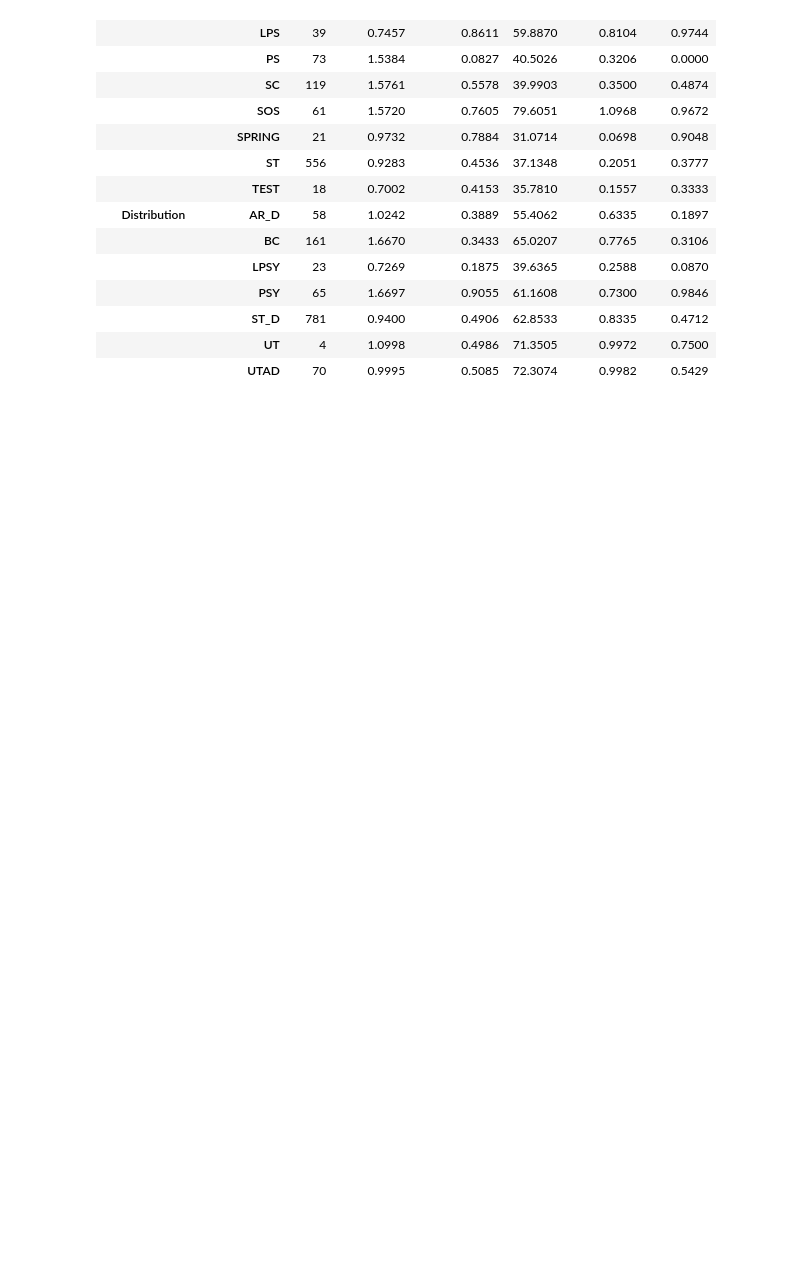
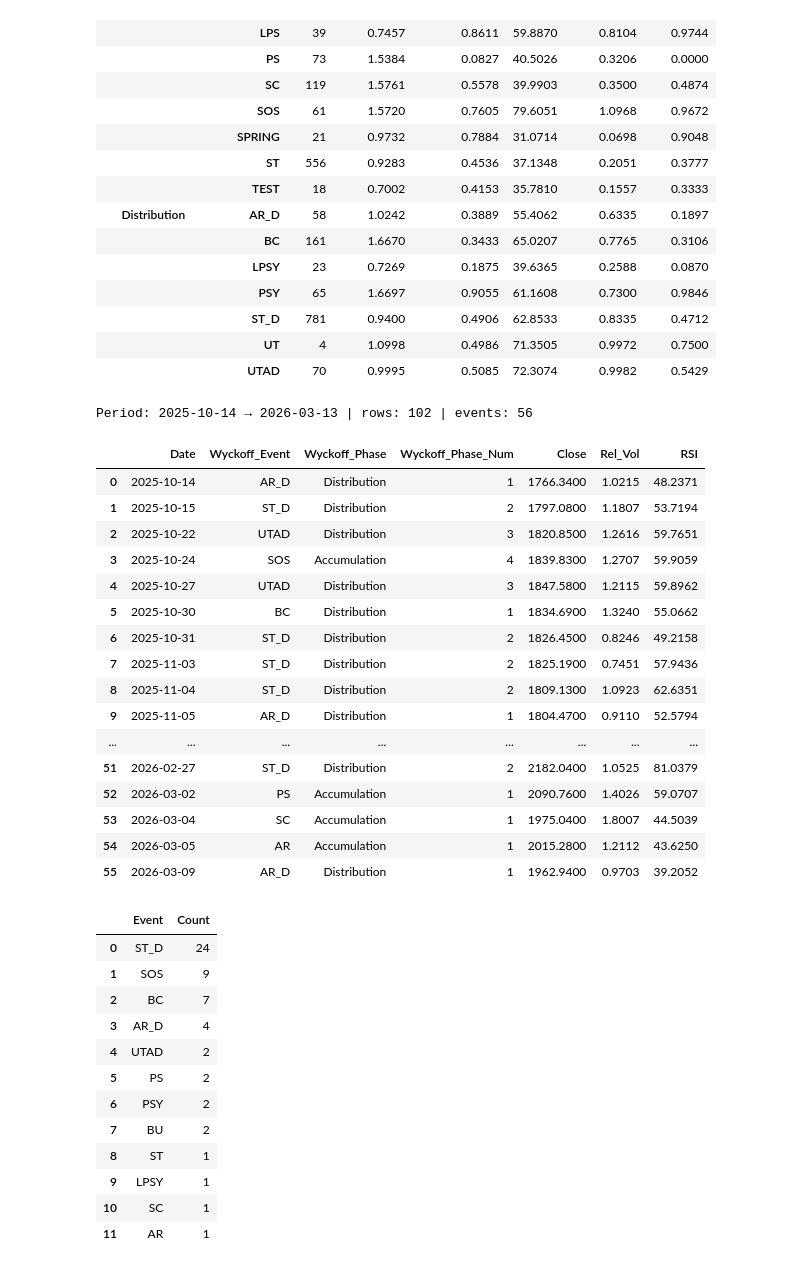
Before and after one commit to hilmanyusoh/stock_pattern, a Jupyter notebook: model/wyckoff_dl.ipynb, the cells around one changed output. Saved outputs shown, nothing was run; the diff lists cells and outputs as text; code cells hidden in the pictures; blank space fills up the shorter version.

```diff
--- a/model/wyckoff_dl.ipynb
+++ b/model/wyckoff_dl.ipynb
@@ -978,3 +908,55 @@ display(ev_stats)
 |  | ST_D | 781 | 0.9400 | 0.4906 | 62.8533 | 0.8335 | 0.4712 |
 |  | UT | 4 | 1.0998 | 0.4986 | 71.3505 | 0.9972 | 0.7500 |
 |  | UTAD | 70 | 0.9995 | 0.5085 | 72.3074 | 0.9982 | 0.5429 |
+# %%
+# เลือกช่วงเวลา (สามารถเปลี่ยนได้: '1y', '1m', '10d')
+period_days = {'5m': 150,}
+selected_period = '5m'  # เปลี่ยนเป็น '1m' หรือ '10d' ได้
+days = period_days[selected_period]
+
+# ช่วงเวลา (จากวันที่ล่าสุดใน df)
+end_date = df['Date'].max()
+start_date = end_date - pd.Timedelta(days=days)
+df_period = df[(df['Date'] >= start_date) & (df['Date'] <= end_date)].copy()
+
+# เลือกเฉพาะ row ที่มี Wyckoff_Event
+df_ev_period = df_period[df_period['Wyckoff_Event'] != ''].copy()
+
+print(f'Period: {start_date.date()} → {end_date.date()} | rows: {len(df_period)} | events: {len(df_ev_period)}')
+display(df_ev_period[['Date','Wyckoff_Event','Wyckoff_Phase','Wyckoff_Phase_Num','Close','Rel_Vol','RSI']].reset_index(drop=True))
+
+# สรุป event count ในช่วงเวลา
+ev_count = df_ev_period['Wyckoff_Event'].value_counts().rename_axis('Event').reset_index(name='Count')
+display(ev_count)
+# %% [output]
+Period: 2025-10-14 → 2026-03-13 | rows: 102 | events: 56
+|  | Date | Wyckoff_Event | Wyckoff_Phase | Wyckoff_Phase_Num | Close | Rel_Vol | RSI |
+| 0 | 2025-10-14 | AR_D | Distribution | 1 | 1766.3400 | 1.0215 | 48.2371 |
+| 1 | 2025-10-15 | ST_D | Distribution | 2 | 1797.0800 | 1.1807 | 53.7194 |
+| 2 | 2025-10-22 | UTAD | Distribution | 3 | 1820.8500 | 1.2616 | 59.7651 |
+| 3 | 2025-10-24 | SOS | Accumulation | 4 | 1839.8300 | 1.2707 | 59.9059 |
+| 4 | 2025-10-27 | UTAD | Distribution | 3 | 1847.5800 | 1.2115 | 59.8962 |
+| 5 | 2025-10-30 | BC | Distribution | 1 | 1834.6900 | 1.3240 | 55.0662 |
+| 6 | 2025-10-31 | ST_D | Distribution | 2 | 1826.4500 | 0.8246 | 49.2158 |
+| 7 | 2025-11-03 | ST_D | Distribution | 2 | 1825.1900 | 0.7451 | 57.9436 |
+| 8 | 2025-11-04 | ST_D | Distribution | 2 | 1809.1300 | 1.0923 | 62.6351 |
+| 9 | 2025-11-05 | AR_D | Distribution | 1 | 1804.4700 | 0.9110 | 52.5794 |
+| ... | ... | ... | ... | ... | ... | ... | ... |
+| 51 | 2026-02-27 | ST_D | Distribution | 2 | 2182.0400 | 1.0525 | 81.0379 |
+| 52 | 2026-03-02 | PS | Accumulation | 1 | 2090.7600 | 1.4026 | 59.0707 |
+| 53 | 2026-03-04 | SC | Accumulation | 1 | 1975.0400 | 1.8007 | 44.5039 |
+| 54 | 2026-03-05 | AR | Accumulation | 1 | 2015.2800 | 1.2112 | 43.6250 |
+| 55 | 2026-03-09 | AR_D | Distribution | 1 | 1962.9400 | 0.9703 | 39.2052 |
+|  | Event | Count |
+| 0 | ST_D | 24 |
+| 1 | SOS | 9 |
+| 2 | BC | 7 |
+| 3 | AR_D | 4 |
+| 4 | UTAD | 2 |
+| 5 | PS | 2 |
+| 6 | PSY | 2 |
+| 7 | BU | 2 |
+| 8 | ST | 1 |
+| 9 | LPSY | 1 |
+| 10 | SC | 1 |
+| 11 | AR | 1 |
```
Also changed, not shown: parts of 24 cells of this notebook, 1 other file.
